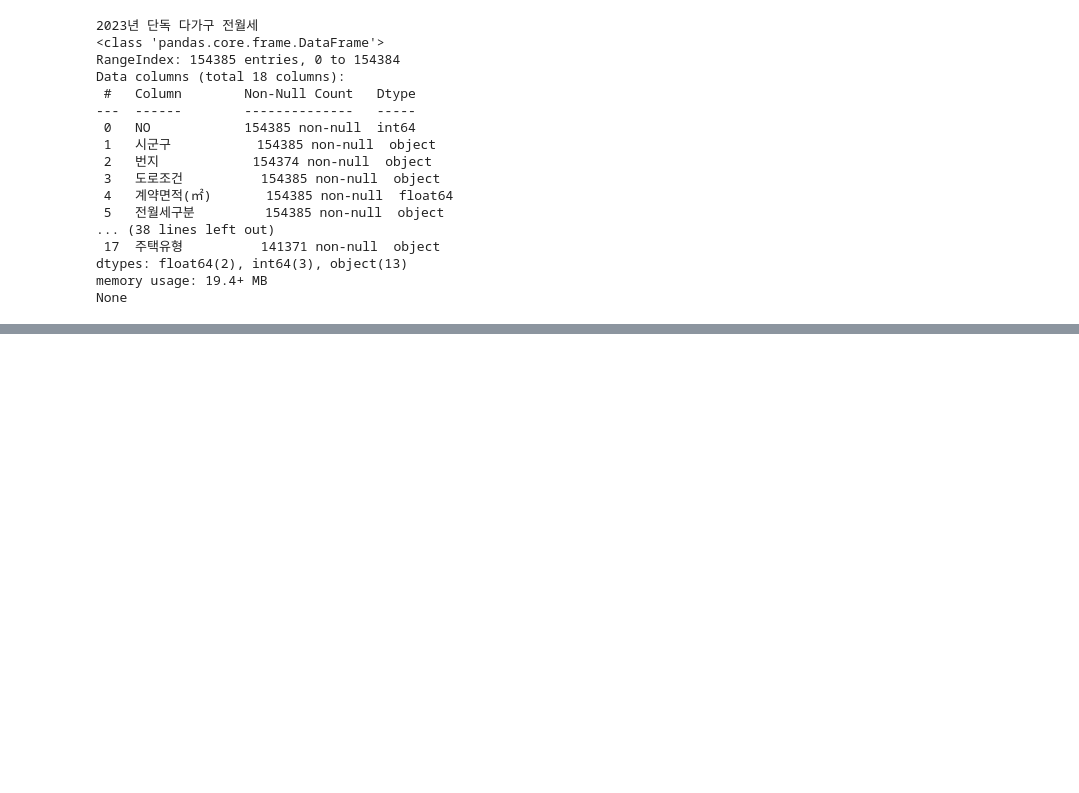
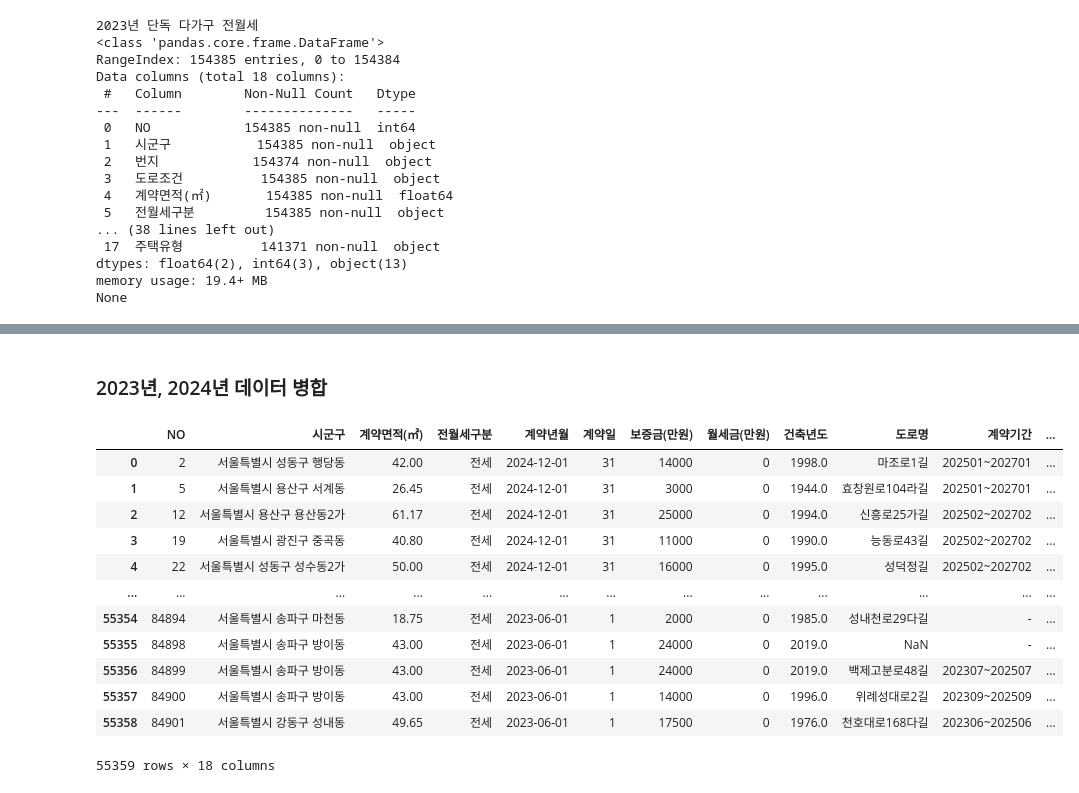
Before and after one commit to skqkrl/SDC_project, a Jupyter notebook: geumhui.ipynb, the cells around one changed output, grey strips where cells are left out. Cells and saved outputs as stored; diff of their text form; code cells hidden in the pictures; blank space fills up the shorter version.

```diff
--- a/geumhui.ipynb
+++ b/geumhui.ipynb
@@ -523,0 +140,26 @@ display(df_deal2024_cleaned['계약구분'].value_counts().reset_index())
+# %%
+# 보증금(만원), 월세금(만원) 데이터 타입 int로 변경
+
+# 전처리 함수 정의
+def clean_rent_columns(df):
+    for col in ['보증금(만원)', '월세금(만원)','종전계약 보증금(만원)','종전계약 월세(만원)']:
+        df[col] = (
+            df[col]
+            .astype(str)               # 문자열로 변환
+            .str.replace(',', '')      # 쉼표 제거
+            .str.strip()               # 공백 제거
+        )
+        df[col] = pd.to_numeric(df[col], errors='coerce')  # 숫자로 변환, 오류시 NaN
+        df[col] = df[col].fillna(0).astype(int)            # NaN은 0으로 대체 후 int
+    return df
+
+# 데이터프레임별로 처리
+multi_household_2023 = clean_rent_columns(multi_household_2023)
+multi_household_2024 = clean_rent_columns(multi_household_2024)
+
+# 결과 확인
+print("2023년 단독 다가구 전세")
+display(multi_household_2023.head())
+
+print("2024년 단독 다가구 전세")
+display(multi_household_2024.head())
@@ -523,0 +321,23 @@ display(df_deal2024_cleaned['계약구분'].value_counts().reset_index())
+# %% [markdown]
+### 2023년, 2024년 데이터 병합
+# %%
+# 각 데이터 년도 컬럼 추가
+multi_household_2024['year'] = 2024
+multi_household_2023['year'] = 2023
+
+multi_household= pd.concat([multi_household_2024, multi_household_2023], ignore_index = True )
+multi_household
+# %% [output]
+|  | NO | 시군구 | 계약면적(㎡) | 전월세구분 | 계약년월 | 계약일 | 보증금(만원) | 월세금(만원) | 건축년도 | 도로명 | 계약기간 | ... |
+| 0 | 2 | 서울특별시 성동구 행당동 | 42.00 | 전세 | 2024-12-01 | 31 | 14000 | 0 | 1998.0 | 마조로1길 | 202501~202701 | ... |
+| 1 | 5 | 서울특별시 용산구 서계동 | 26.45 | 전세 | 2024-12-01 | 31 | 3000 | 0 | 1944.0 | 효창원로104라길 | 202501~202701 | ... |
+| 2 | 12 | 서울특별시 용산구 용산동2가 | 61.17 | 전세 | 2024-12-01 | 31 | 25000 | 0 | 1994.0 | 신흥로25가길 | 202502~202702 | ... |
+| 3 | 19 | 서울특별시 광진구 중곡동 | 40.80 | 전세 | 2024-12-01 | 31 | 11000 | 0 | 1990.0 | 능동로43길 | 202502~202702 | ... |
+| 4 | 22 | 서울특별시 성동구 성수동2가 | 50.00 | 전세 | 2024-12-01 | 31 | 16000 | 0 | 1995.0 | 성덕정길 | 202502~202702 | ... |
+| ... | ... | ... | ... | ... | ... | ... | ... | ... | ... | ... | ... | ... |
+| 55354 | 84894 | 서울특별시 송파구 마천동 | 18.75 | 전세 | 2023-06-01 | 1 | 2000 | 0 | 1985.0 | 성내천로29다길 | - | ... |
+| 55355 | 84898 | 서울특별시 송파구 방이동 | 43.00 | 전세 | 2023-06-01 | 1 | 24000 | 0 | 2019.0 | NaN | - | ... |
+| 55356 | 84899 | 서울특별시 송파구 방이동 | 43.00 | 전세 | 2023-06-01 | 1 | 24000 | 0 | 2019.0 | 백제고분로48길 | 202307~202507 | ... |
+| 55357 | 84900 | 서울특별시 송파구 방이동 | 43.00 | 전세 | 2023-06-01 | 1 | 14000 | 0 | 1996.0 | 위례성대로2길 | 202309~202509 | ... |
+| 55358 | 84901 | 서울특별시 강동구 성내동 | 49.65 | 전세 | 2023-06-01 | 1 | 17500 | 0 | 1976.0 | 천호대로168다길 | 202306~202506 | ... |
+55359 rows × 18 columns
```
Also changed, not shown: parts of 43 cells of this notebook.
